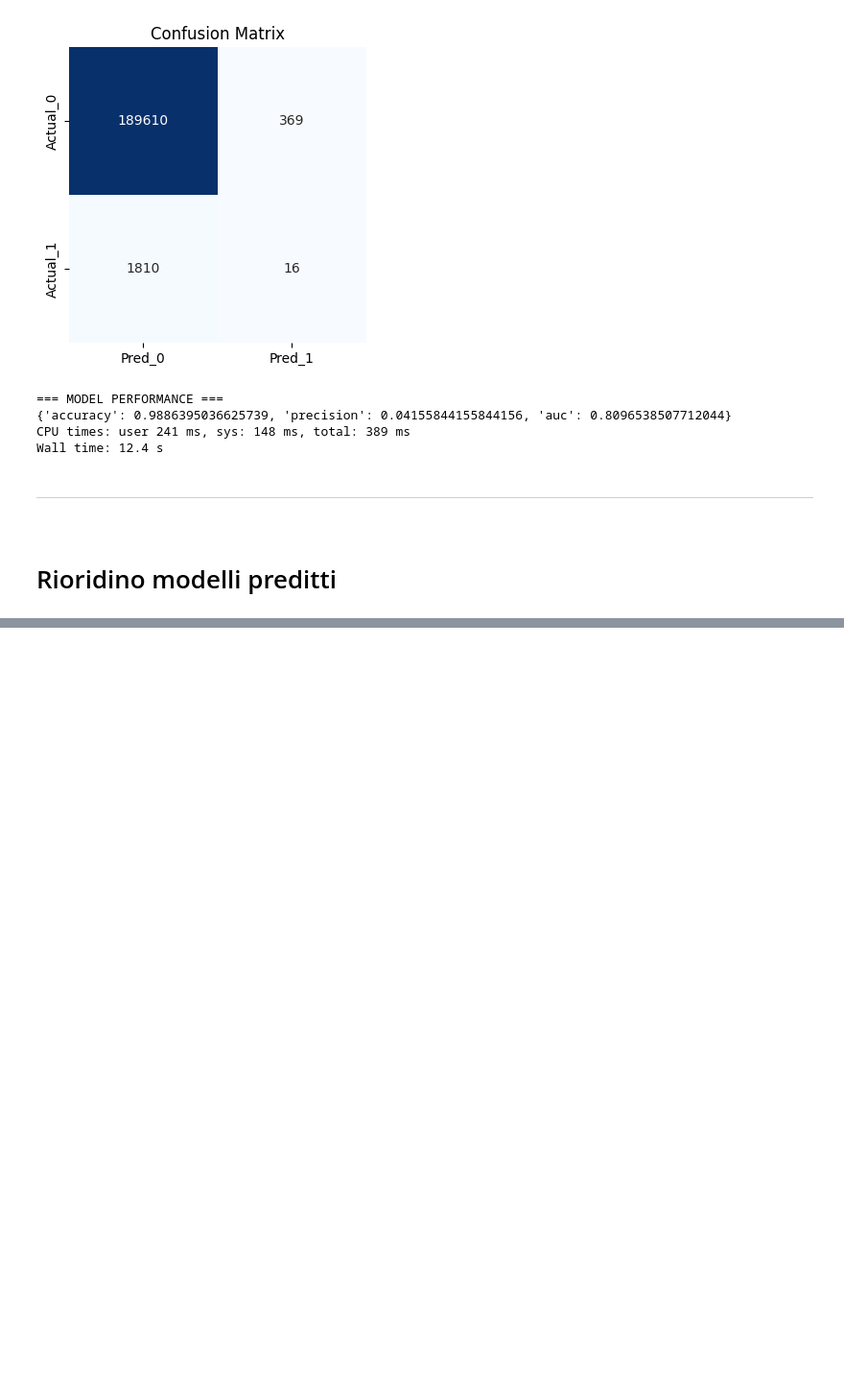
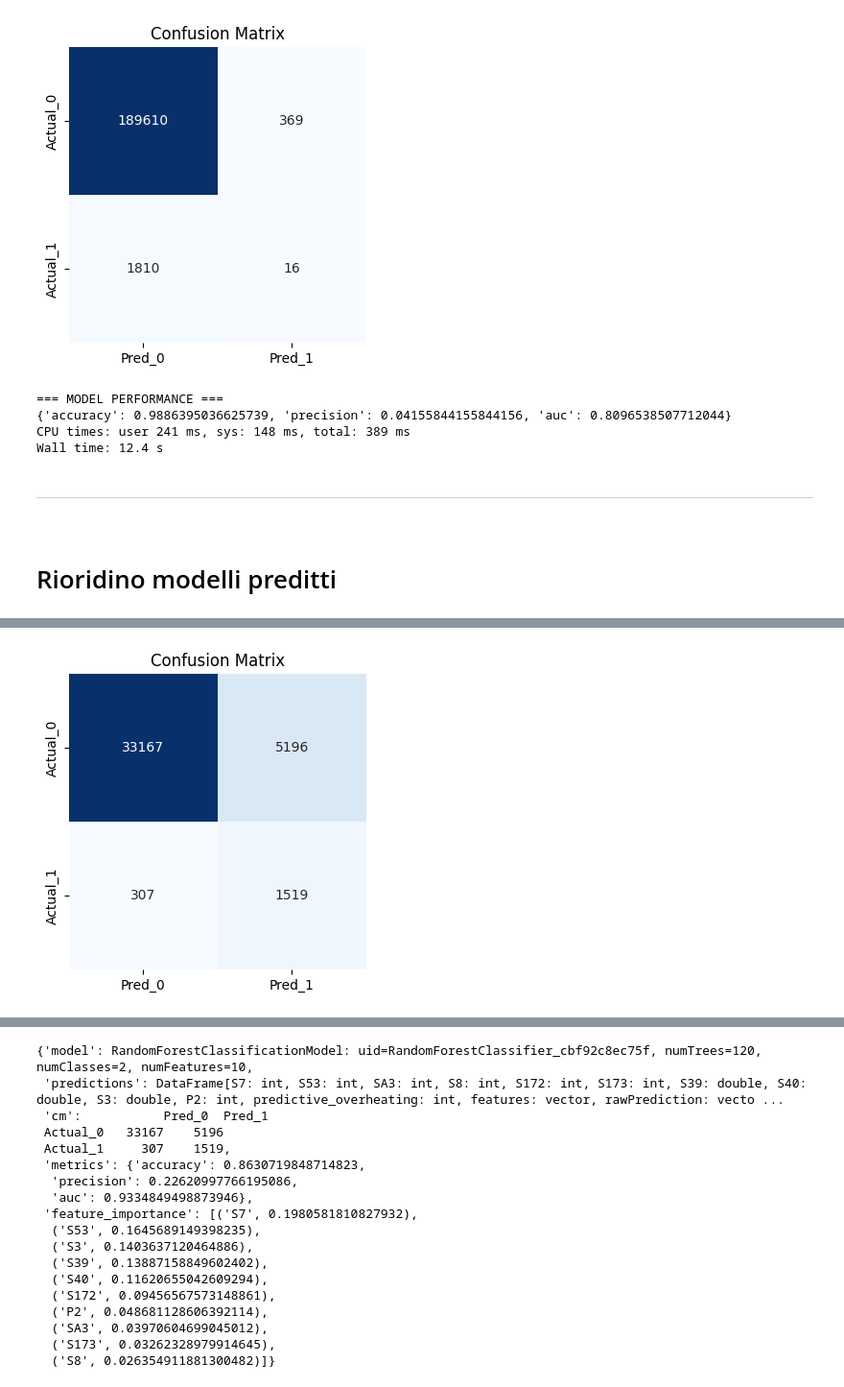
Before and after one commit to RaffaeleSabatini/MAPD2025_proj3, a Jupyter notebook: Group04.ipynb, the cells around one changed output, grey strips where cells are left out. Shown at 96% size. Cells and saved outputs as stored; diff of their text form; code cells hidden in the pictures; blank space fills up the shorter version.

```diff
--- a/Group04.ipynb
+++ b/Group04.ipynb
@@ -2123,0 +2270,4 @@ Wall time: 12.4 s
+# %%
+# --------- Random Forest ---------
+random_forest(df_data, top_corr_alarm, target, weight_class1=10, n_trees=120, max_depth=10)
+# %% [output]
@@ -2123,0 +2280 @@ Wall time: 12.4 s
+[figure, added]
@@ -2123,0 +2282,18 @@ Wall time: 12.4 s
+{'model': RandomForestClassificationModel: uid=RandomForestClassifier_cbf92c8ec75f, numTrees=120, numClasses=2, numFeatures=10,
+ 'predictions': DataFrame[S7: int, S53: int, SA3: int, S8: int, S172: int, S173: int, S39: double, S40: double, S3: double, P2: int, predictive_overheating: int, features: vector, rawPrediction: vecto ...
+ 'cm':           Pred_0  Pred_1
+ Actual_0   33167    5196
+ Actual_1     307    1519,
+ 'metrics': {'accuracy': 0.8630719848714823,
+  'precision': 0.22620997766195086,
+  'auc': 0.9334849498873946},
+ 'feature_importance': [('S7', 0.1980581810827932),
+  ('S53', 0.1645689149398235),
+  ('S3', 0.1403637120464886),
+  ('S39', 0.13887158849602402),
+  ('S40', 0.11620655042609294),
+  ('S172', 0.09456567573148861),
+  ('P2', 0.048681128606392114),
+  ('SA3', 0.03970604699045012),
+  ('S173', 0.03262328979914645),
+  ('S8', 0.026354911881300482)]}
```
Also changed, not shown: parts of 6 cells of this notebook.
